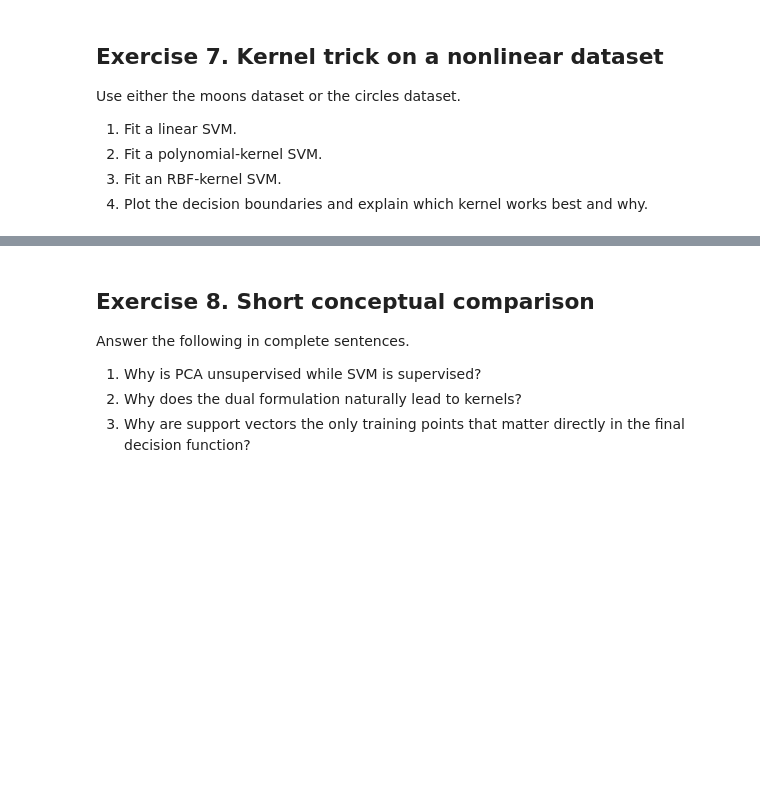
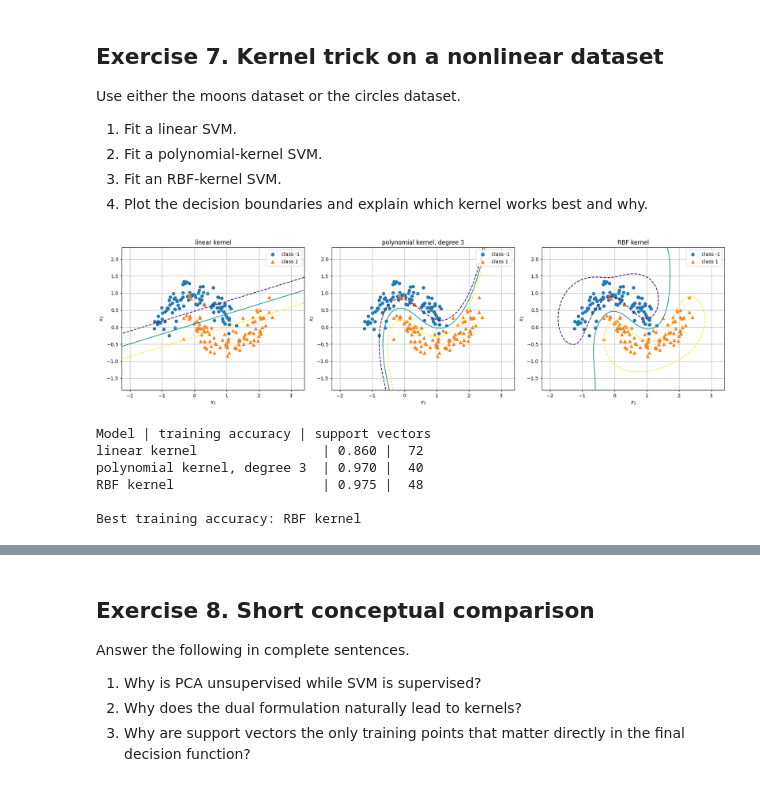
Before and after one commit to lena458/machine_learning, a Jupyter notebook: SVM_exercises.ipynb, the cells around one changed output, grey strips where cells are left out. Cells and saved outputs as stored; diff of their text form; code cells hidden in the pictures; blank space fills up the shorter version.

```diff
--- a/SVM_exercises.ipynb
+++ b/SVM_exercises.ipynb
@@ -224,3 +288,22 @@ y = 2 * y - 1
 Cs = [0.1, 1.0, 100.0]
 
 # TODO: fit and compare the three models
+results = []
+
+for ax, C in zip(axes, Cs):
+    clf = SVC(kernel='linear', C=C)
+    clf.fit(X, y)
+
+    plot_decision_function(clf, X, y, ax=ax, title=f"Linear SVM, C={C:g}")
+
+    preds = clf.predict(X)
+    acc = accuracy_score(y, preds)
+    margin_width = 2 / np.linalg.norm(clf.coef_[0])
+    n_support = len(clf.support_)
+
+    results.append((C, acc, n_support, margin_width))
+
+
+print("C value | training accuracy | support vectors | margin width")
+for C, acc, n_support, margin_width in results:
+    print(f"{C:7g} | {acc:17.3f} | {n_support:15d} | {margin_width:12.3f}")
@@ -254,5 +404,42 @@ Use either the moons dataset or the circles dataset.
 # %%
 X, y = make_moons(n_samples=200, noise=0.18, random_state=2)
 y = 2 * y - 1
 
 # TODO: compare linear, polynomial, and RBF kernels
+
+models = [
+    ("linear kernel", SVC(kernel="linear", C=1.0)),
+    ("polynomial kernel, degree 3", SVC(kernel="poly", degree=3, coef0=1.0, C=1.0)),
+    ("RBF kernel", SVC(kernel="rbf", gamma="scale", C=1.0)),
+]
+
+fig, axes = plt.subplots(1, 3, figsize=(18, 5))
+
+results = []
+
+for ax, (name, clf) in zip(axes, models):
+    clf.fit(X, y)
+    plot_decision_function(clf, X, y, ax=ax, title=name, show_support=False)
+
+    preds = clf.predict(X)
+    acc = accuracy_score(y, preds)
+    n_support = len(clf.support_)
+    results.append((name, acc, n_support))
+
+plt.tight_layout()
+plt.show()
+
+print("Model | training accuracy | support vectors")
+for name, acc, n_support in results:
+    print(f"{name:28s} | {acc:.3f} | {n_support:3d}")
+
+best_model = max(results, key=lambda t: t[1])
+print(f"\nBest training accuracy: {best_model[0]}")
+# %% [output]
+[figure, added]
+Model | training accuracy | support vectors
+linear kernel                | 0.860 |  72
+polynomial kernel, degree 3  | 0.970 |  40
+RBF kernel                   | 0.975 |  48
+
+Best training accuracy: RBF kernel
```
Also changed, not shown: parts of 10 cells of this notebook.
